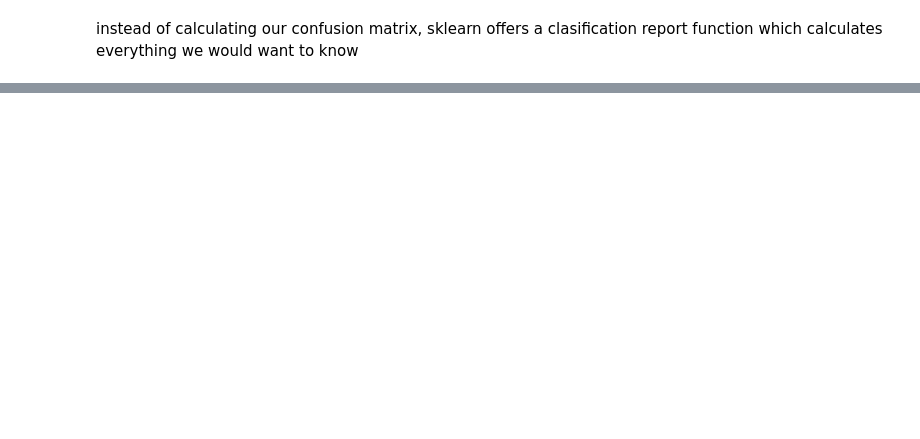
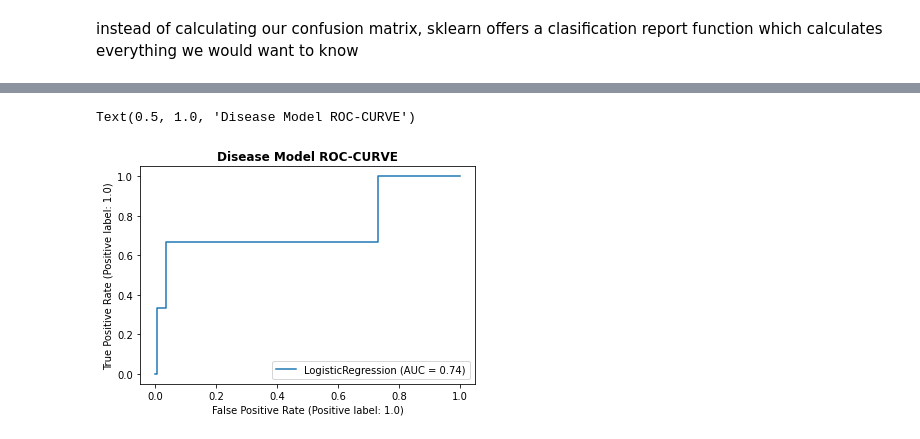
Before and after one commit to arun1125/arun1125.github.io, a Jupyter notebook: evaluating_classifiers.ipynb, the cells around one changed output, grey strips where cells are left out. Cells and saved outputs as stored; diff of their text form; code cells hidden in the pictures; blank space fills up the shorter version.

```diff
--- a/evaluating_classifiers.ipynb
+++ b/evaluating_classifiers.ipynb
@@ -55,3 +59,10 @@ LogisticRegression()
+# %%
+disease_df = generate_data(0.99)
+# %%
+X_train, X_test, y_train, y_test = split_data(disease_df)
+# %%
+#instantiate and fit our model
+disease_model = train_model(X_train, y_train)
 # %% [markdown]
 # Evaluating our model
 # %% [markdown]
@@ -263,0 +301,11 @@ Probabilities are more robust to work with as we can choose our own cut off poin
+# %%
+#Wow our football model is pretty good in terms of AUC and ROC
+# Lets check out our disease model
+
+X_train, X_test, y_train, y_test = split_data(disease_df)
+
+RocCurveDisplay.from_estimator(disease_model, X_test, y_test)
+plt.title('Disease Model ROC-CURVE', weight= 'bold')
+# %% [output]
+Text(0.5, 1.0, 'Disease Model ROC-CURVE')
+[figure, added]
```
Also changed, not shown: parts of 34 cells of this notebook, 8 other files.
